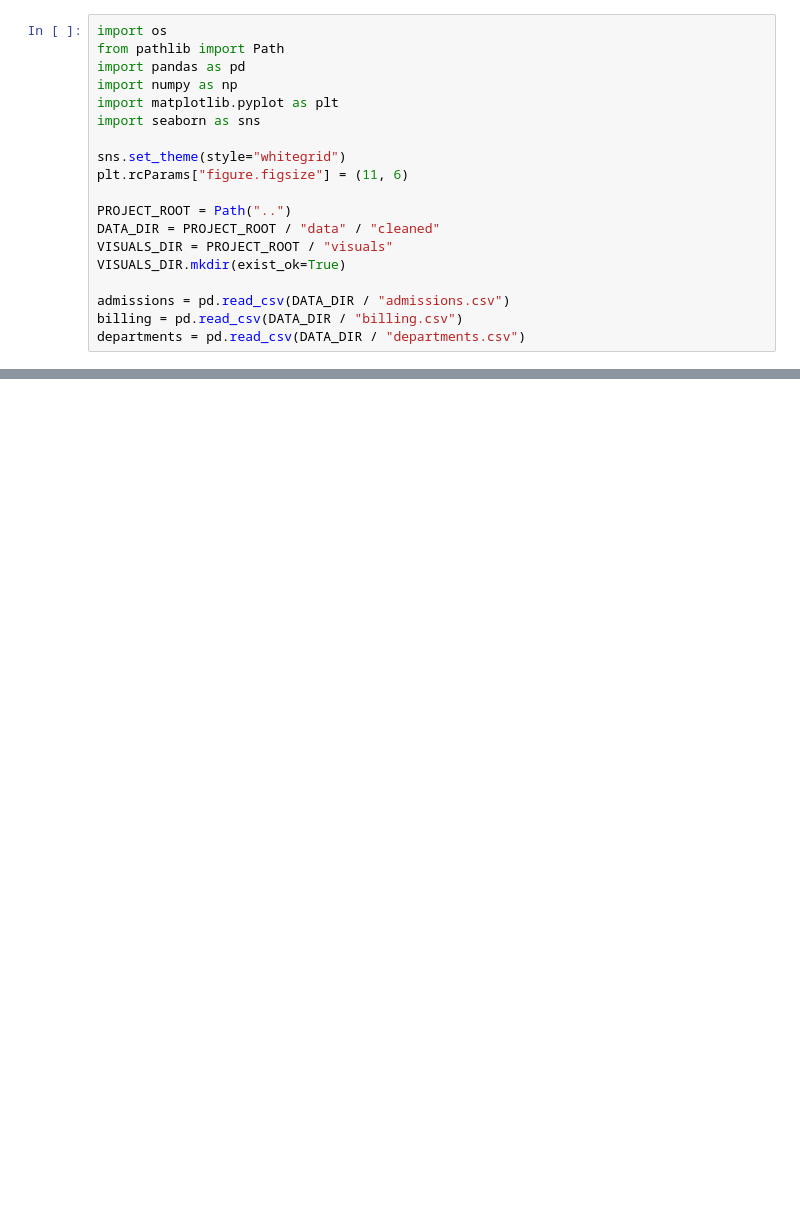
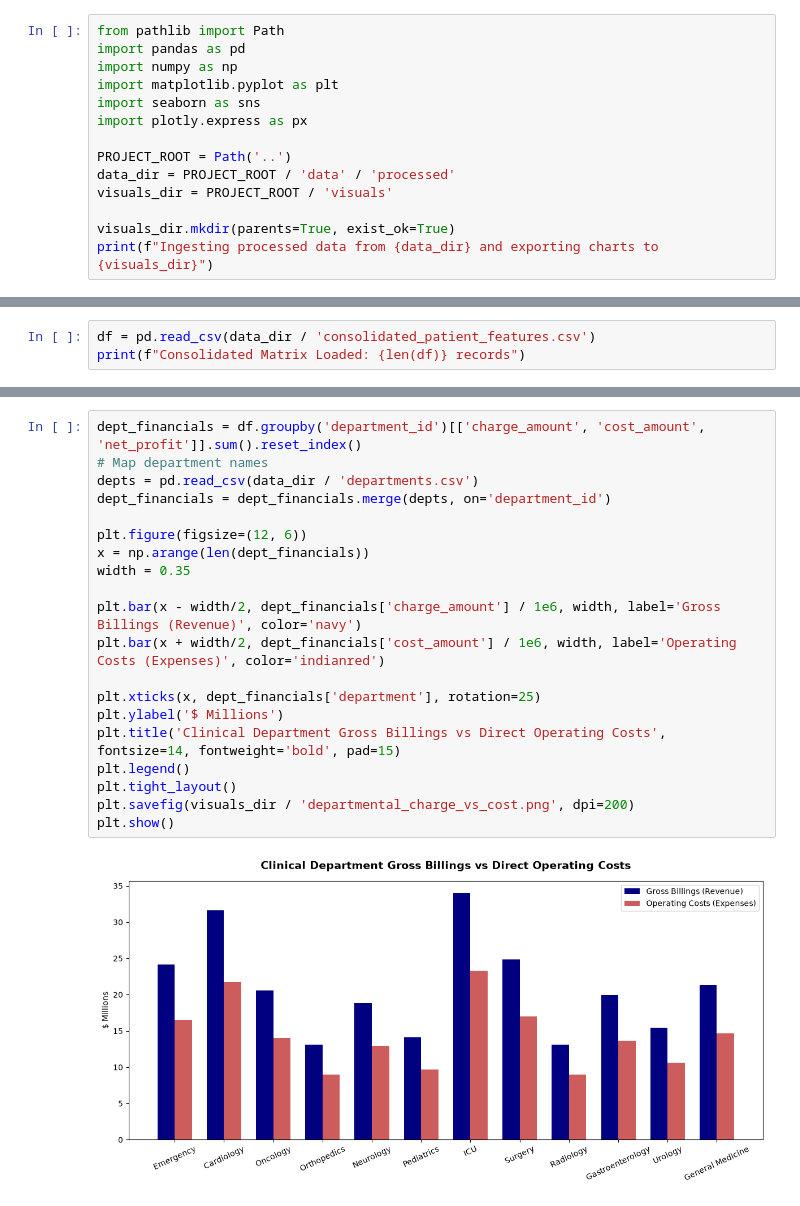
Before and after one commit to ravi020410/healthcare-operations-analytics, a Jupyter notebook: notebooks/04_visualization.ipynb, the cells around one changed output, grey strips where cells are left out. Cells and saved outputs as stored; diff of their text form; blank space fills up the shorter version.

```diff
--- a/notebooks/04_visualization.ipynb
+++ b/notebooks/04_visualization.ipynb
@@ -7,19 +10,14 @@ Hospital dashboards must guide executives to quick clinical conclusions. In this
 # %%
-import os
 from pathlib import Path
 import pandas as pd
 import numpy as np
 import matplotlib.pyplot as plt
 import seaborn as sns
+import plotly.express as px
 
-sns.set_theme(style="whitegrid")
-plt.rcParams["figure.figsize"] = (11, 6)
+PROJECT_ROOT = Path('..')
+data_dir = PROJECT_ROOT / 'data' / 'processed'
+visuals_dir = PROJECT_ROOT / 'visuals'
 
-PROJECT_ROOT = Path("..")
-DATA_DIR = PROJECT_ROOT / "data" / "cleaned"
-VISUALS_DIR = PROJECT_ROOT / "visuals"
-VISUALS_DIR.mkdir(exist_ok=True)
-
-admissions = pd.read_csv(DATA_DIR / "admissions.csv")
-billing = pd.read_csv(DATA_DIR / "billing.csv")
-departments = pd.read_csv(DATA_DIR / "departments.csv")
+visuals_dir.mkdir(parents=True, exist_ok=True)
+print(f"Ingesting processed data from {data_dir} and exporting charts to {visuals_dir}")
@@ -55,0 +28,3 @@ Let's check how long patients wait in the Emergency Room, segmented by emergency
+# %%
+df = pd.read_csv(data_dir / 'consolidated_patient_features.csv')
+print(f"Consolidated Matrix Loaded: {len(df)} records")
@@ -55,0 +36,22 @@ Let's check how long patients wait in the Emergency Room, segmented by emergency
+# %%
+dept_financials = df.groupby('department_id')[['charge_amount', 'cost_amount', 'net_profit']].sum().reset_index()
+# Map department names
+depts = pd.read_csv(data_dir / 'departments.csv')
+dept_financials = dept_financials.merge(depts, on='department_id')
+
+plt.figure(figsize=(12, 6))
+x = np.arange(len(dept_financials))
+width = 0.35
+
+plt.bar(x - width/2, dept_financials['charge_amount'] / 1e6, width, label='Gross Billings (Revenue)', color='navy')
+plt.bar(x + width/2, dept_financials['cost_amount'] / 1e6, width, label='Operating Costs (Expenses)', color='indianred')
+
+plt.xticks(x, dept_financials['department'], rotation=25)
+plt.ylabel('$ Millions')
+plt.title('Clinical Department Gross Billings vs Direct Operating Costs', fontsize=14, fontweight='bold', pad=15)
+plt.legend()
+plt.tight_layout()
+plt.savefig(visuals_dir / 'departmental_charge_vs_cost.png', dpi=200)
+plt.show()
+# %% [output]
+[figure, added]
```
Also changed, not shown: parts of 16 cells of this notebook, 12 other files.
